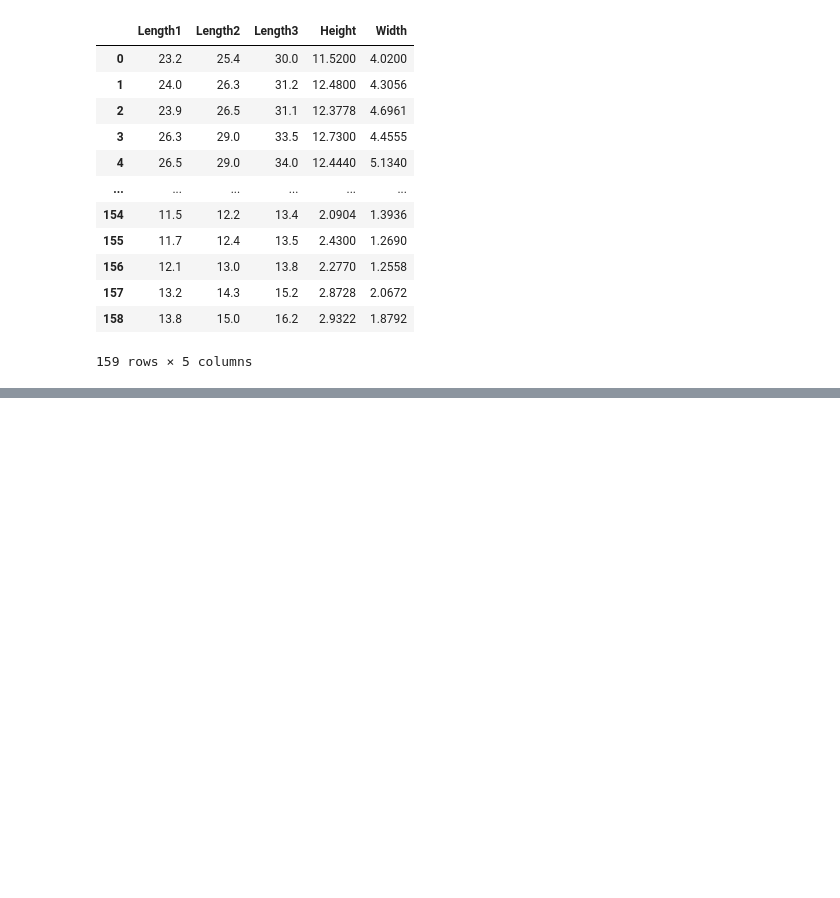
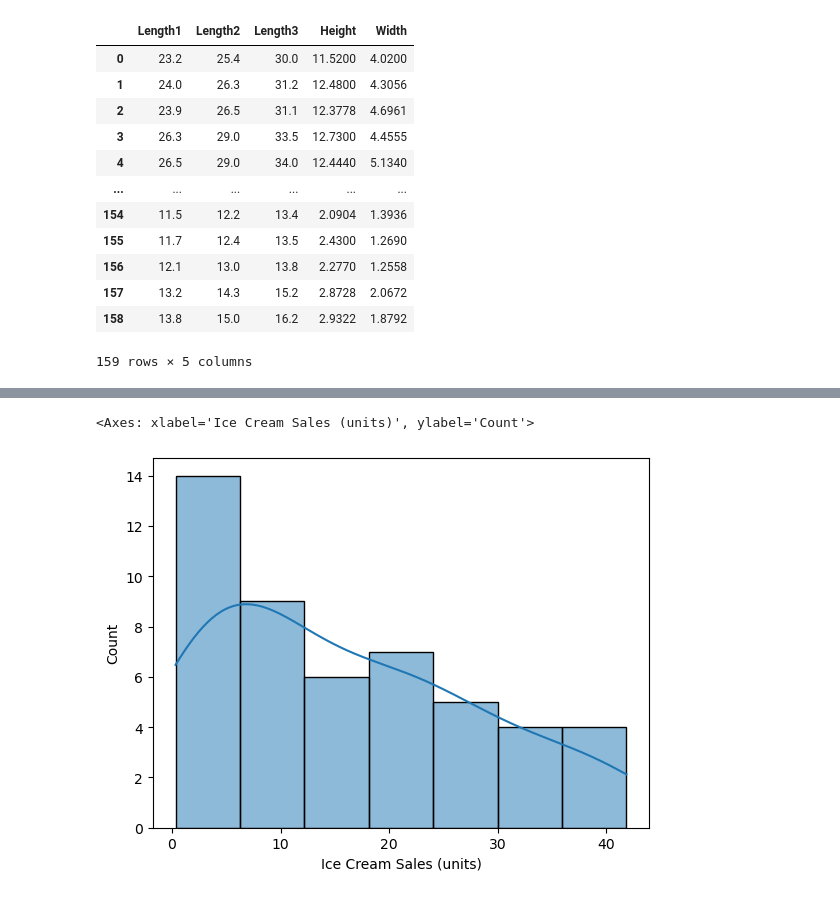
Before and after one commit to prathamshah19102006/PYTHON-II-T-2, a Jupyter notebook: Untitled.ipynb, the cells around one changed output, grey strips where cells are left out. Saved outputs shown, nothing was run; the diff lists cells and outputs as text; code cells hidden in the pictures; blank space fills up the shorter version.

```diff
--- a/Untitled.ipynb
+++ b/Untitled.ipynb
@@ -298,0 +336,5 @@ x
+# %%
+sns.histplot(data=df,x='Ice Cream Sales (units)',kde=True)
+# %% [output]
+<Axes: xlabel='Ice Cream Sales (units)', ylabel='Count'>
+[figure, added]
```
Also changed, not shown: parts of 21 cells of this notebook.
